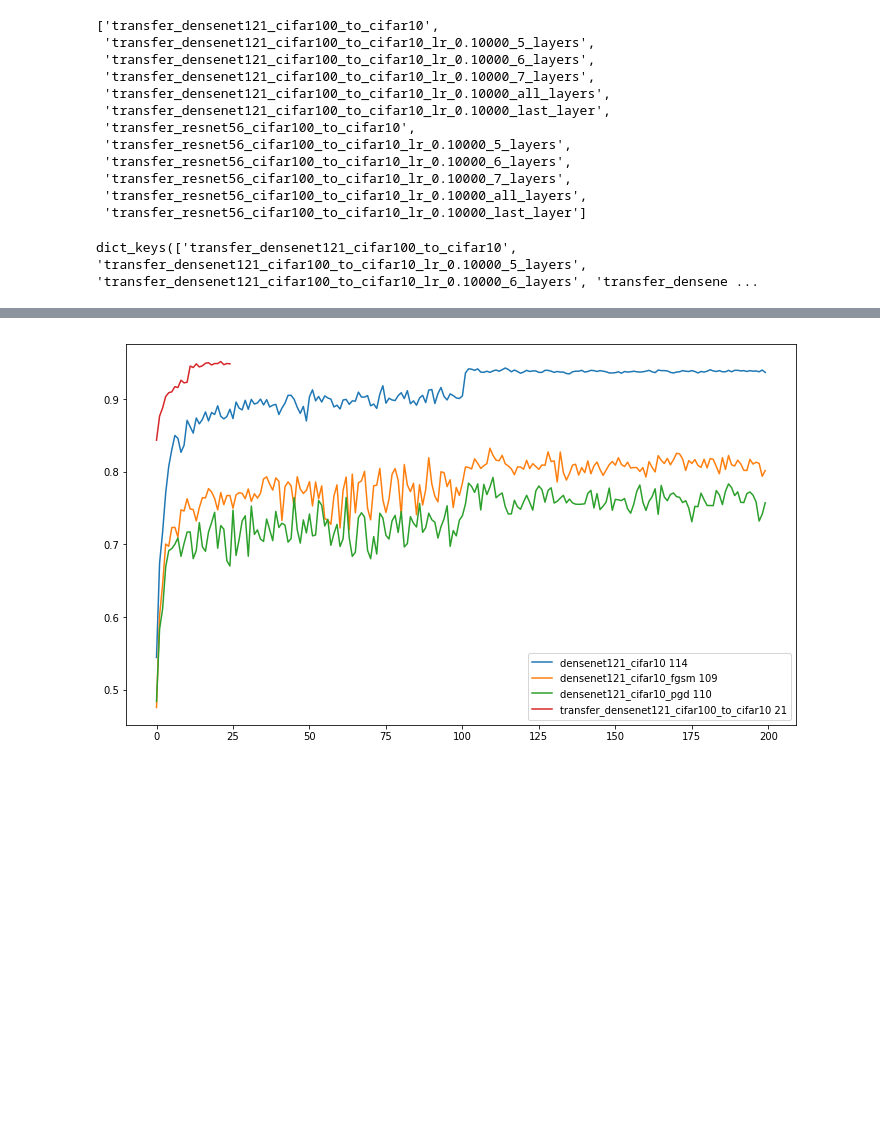
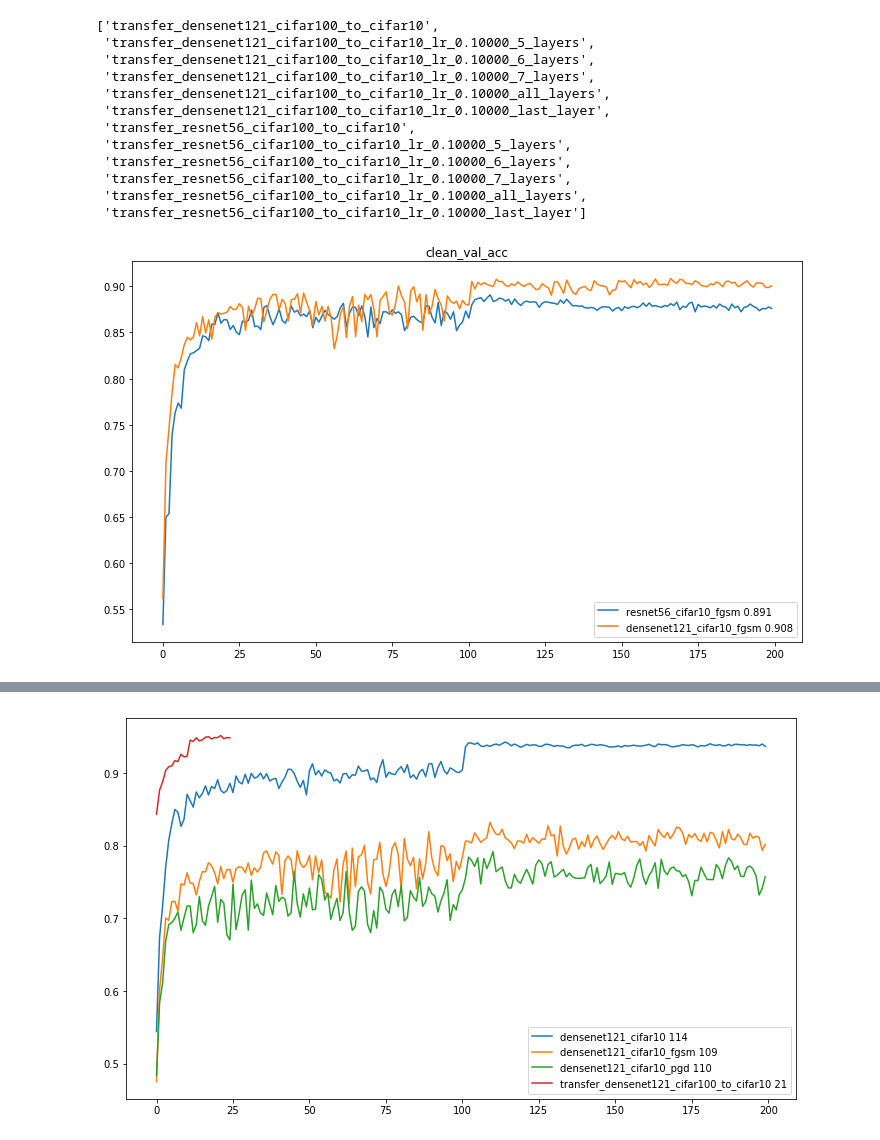
Before and after one commit to nanton96/An-Empirical-Evaluation-of-Adversarial-Robustness-under-Transfer-Learning, a Jupyter notebook: notebooks/Plodz.ipynb, the cells around one changed output, grey strips where cells are left out. Drawn from its saved outputs; the diff is of its cells as text; code cells hidden in the pictures; blank space fills up the shorter version.

```diff
--- a/notebooks/Plodz.ipynb
+++ b/notebooks/Plodz.ipynb
@@ -72,10 +72,18 @@ for net in transfer_nets:
     stats_path =  os.path.join(model_path, net) +'/result_outputs'
     data_train = pd.read_csv(stats_path+'/test_summary.csv', delimiter=",")
     test_results_transfer[net] = data_train
-# %%
-summaries_transfer.keys()
-# %% [output]
-dict_keys(['transfer_densenet121_cifar100_to_cifar10', 'transfer_densenet121_cifar100_to_cifar10_lr_0.10000_5_layers', 'transfer_densenet121_cifar100_to_cifar10_lr_0.10000_6_layers', 'transfer_densene ...
+# %%
+acc = 'clean_val_acc'
+plt.figure(figsize=(12,7))
+for net in ['resnet56_cifar10_fgsm', 'densenet121_cifar10_fgsm']:
+    argmx = summaries[net][acc][:200].idxmax()
+    mx = summaries[net][acc][:200].max()
+    summaries[net][acc][:200].plot(label=net + ' %.3f' % (mx));
+plt.title(acc)
+plt.legend()
+plt.show()
+# %% [output]
+[figure, added]
 # %%
 model='resnet56'
 plt.figure(figsize=(12,7))
```
Also changed, not shown: parts of 1 cell of this notebook, 2 other files.
